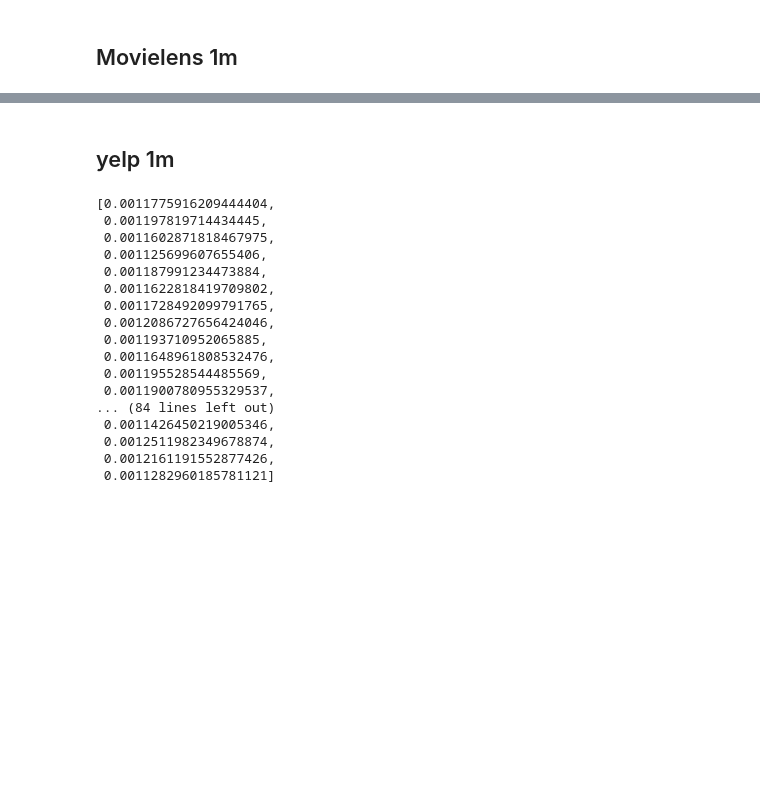
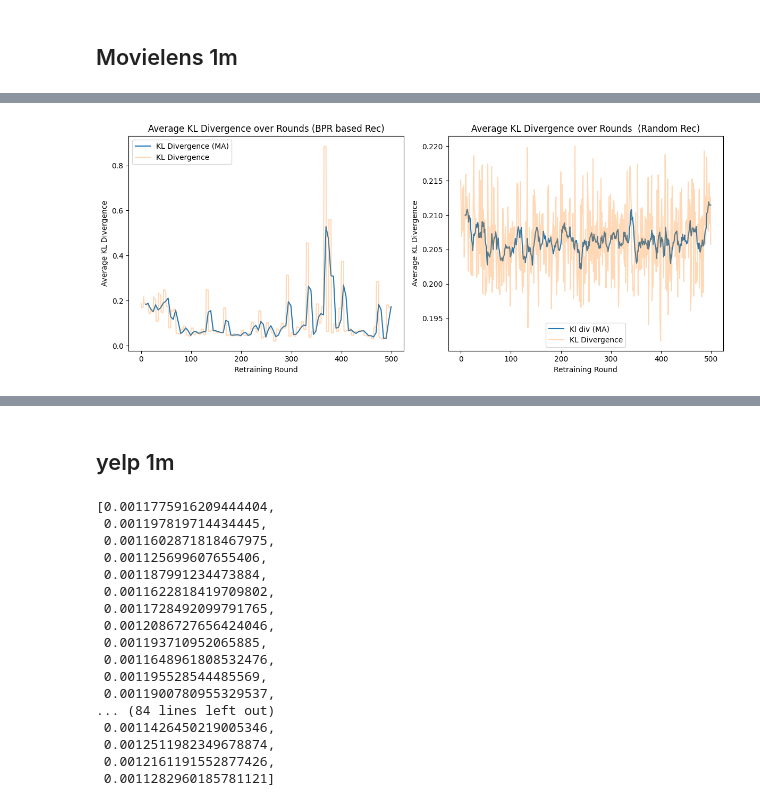
Before and after one commit to caiotda/dynamicTasteDistortion, a Jupyter notebook: data_exploration.ipynb, the cells around one changed output, grey strips where cells are left out. Cells and saved outputs as stored; diff of their text form; code cells hidden in the pictures; blank space fills up the shorter version.

```diff
--- a/data_exploration.ipynb
+++ b/data_exploration.ipynb
@@ -67,0 +127,25 @@ Text(0, 0.5, 'Average KL Divergence')
+# %%
+import matplotlib.pyplot as plt
+
+plt.figure(figsize=(12, 5))
+
+plt.subplot(1, 2, 1) # (rows, columns, index)
+plt.plot(kl_divs_ma, label="KL Divergence (MA)")
+plt.plot(kl_divs, alpha=0.3, label="KL Divergence")
+plt.title("Average KL Divergence over Rounds (BPR based Rec)")
+plt.xlabel("Retraining Round")
+plt.ylabel("Average KL Divergence")
+plt.legend()
+
+plt.subplot(1, 2, 2) # Switch to the second slot
+plt.plot(kl_divs_random_ma, label="Kl div (MA)")
+plt.plot(kl_divs_random, alpha=0.3, label="KL Divergence")
+plt.title("Average KL Divergence over Rounds  (Random Rec)")
+plt.xlabel("Retraining Round")
+plt.ylabel("Average KL Divergence")
+plt.legend()
+
+plt.tight_layout() # Prevents labels from overlapping
+plt.show()
+# %% [output]
+[figure, added]
```
Also changed, not shown: parts of 18 cells of this notebook, 13 other files.
